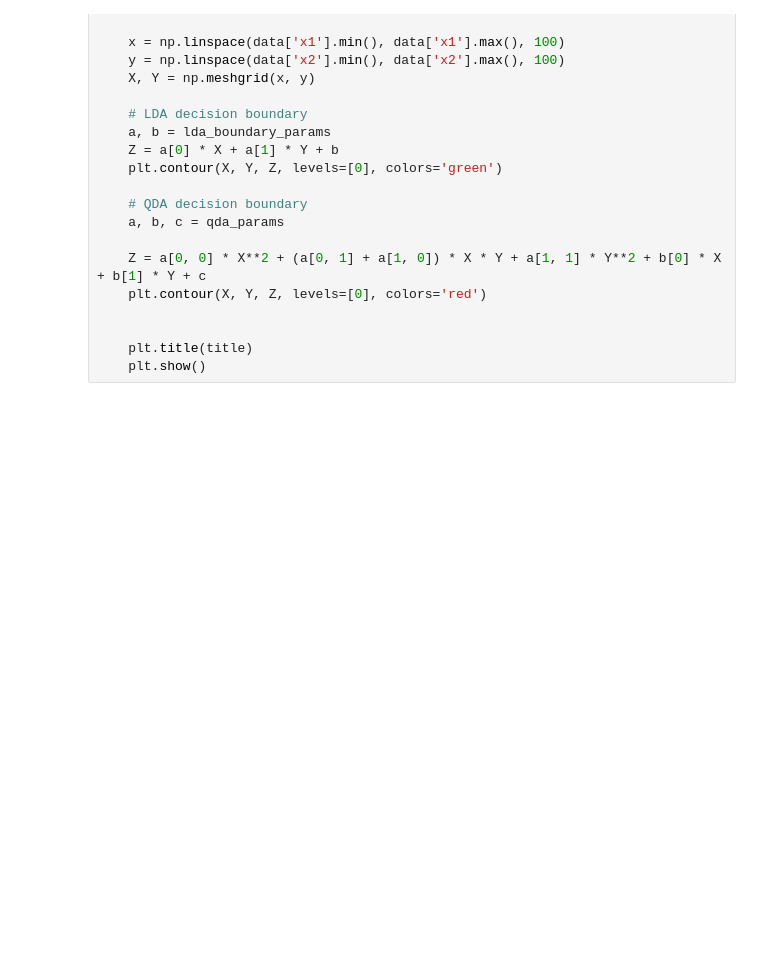
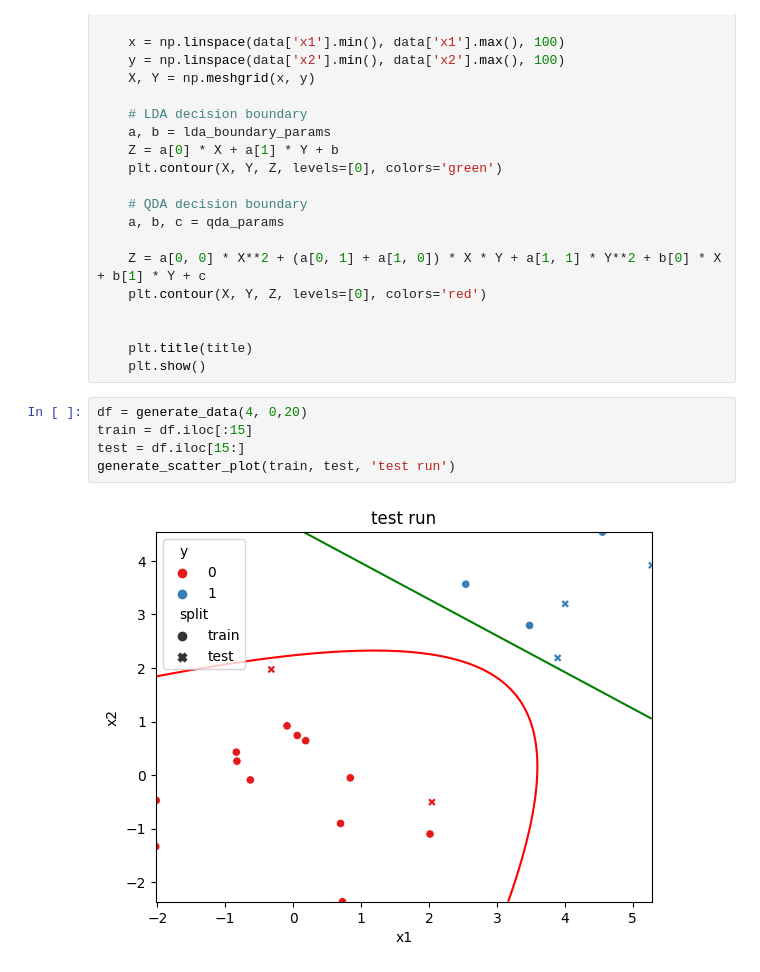
Before and after one commit to nizwant/adv_ml_labs, a Jupyter notebook: adv_ml.ipynb, the cells around one changed output. Cells and saved outputs as stored; diff of their text form; blank space fills up the shorter version.

```diff
--- a/adv_ml.ipynb
+++ b/adv_ml.ipynb
@@ -388,6 +396,13 @@ def generate_scatter_plot(train, test, title):
 
     plt.title(title)
     plt.show()
+# %%
+df = generate_data(4, 0,20)
+train = df.iloc[:15]
+test = df.iloc[15:]
+generate_scatter_plot(train, test, 'test run')
+# %% [output]
+[figure, added]
 # %%
 df = generate_data(2, 0)
 train = df.iloc[:800]
```
Also changed, not shown: parts of 12 cells of this notebook.
